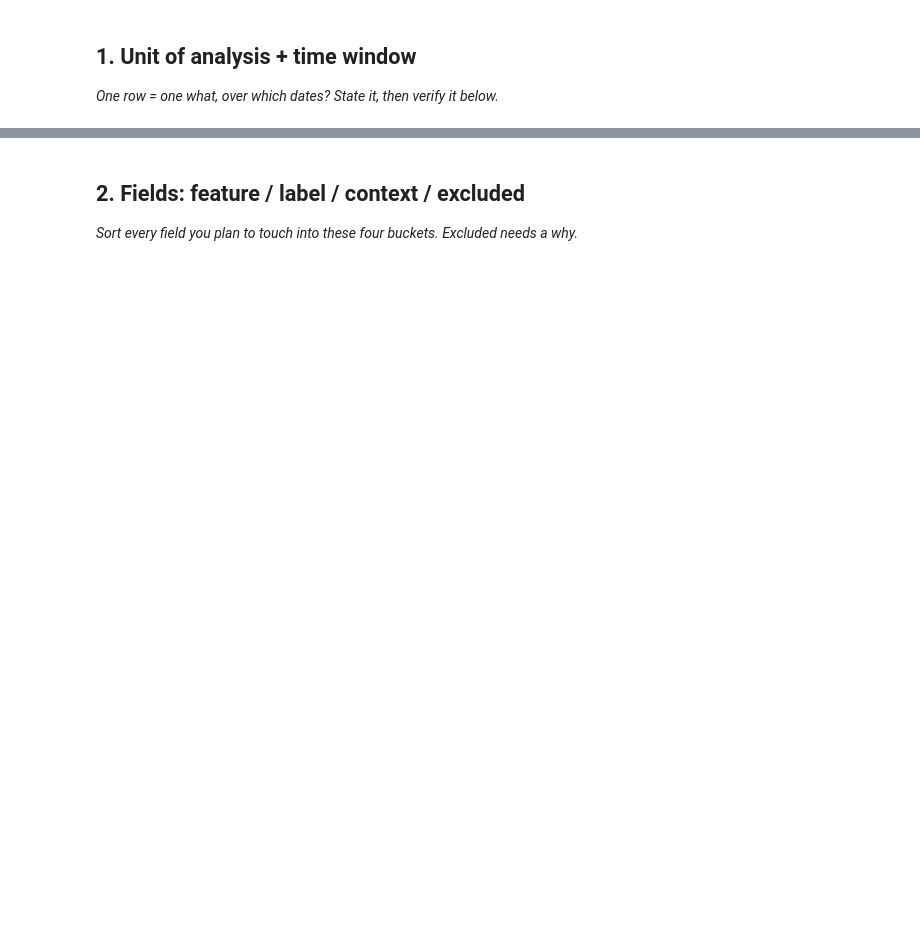
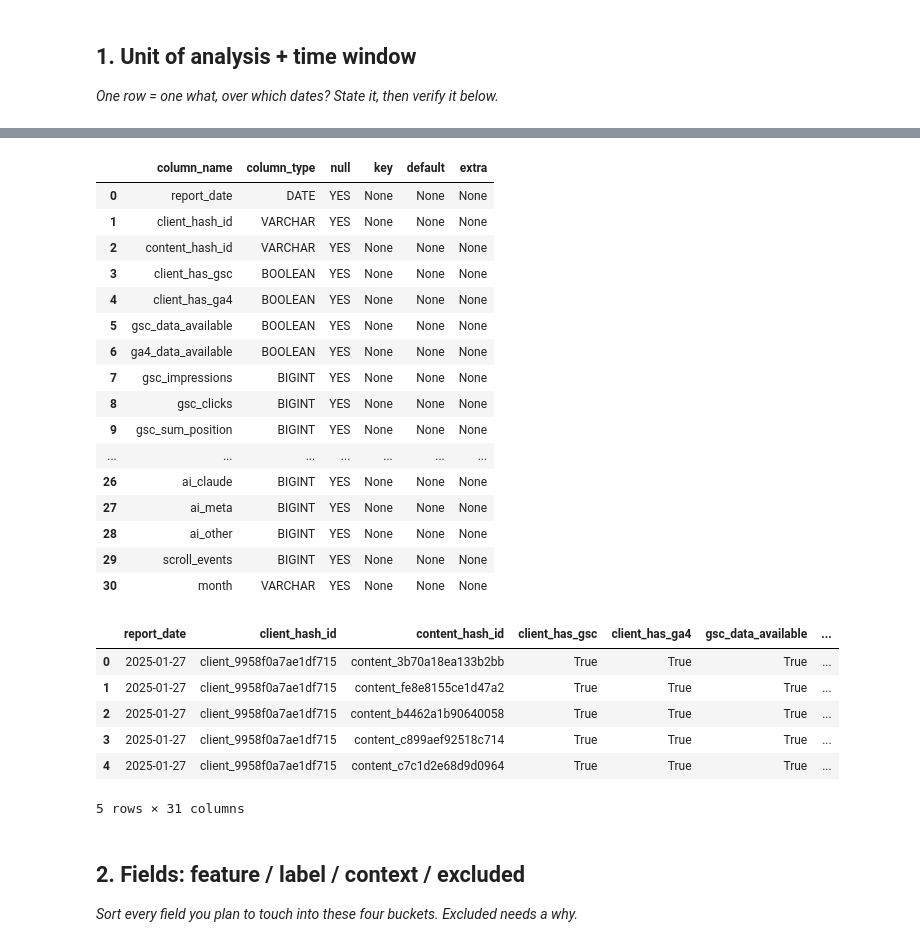
Before and after one commit to suyashverma0/flyrank-ml-workspace2, a Jupyter notebook: work/notebooks/w03_data_contract.ipynb, the cells around one changed output, grey strips where cells are left out. Saved outputs shown, nothing was run; the diff lists cells and outputs as text; code cells hidden in the pictures; blank space fills up the shorter version.

```diff
--- a/work/notebooks/w03_data_contract.ipynb
+++ b/work/notebooks/w03_data_contract.ipynb
@@ -10,3 +10,29 @@ This skeleton is yours to fill. Work the sections **in order** — each one has
 ## 1. Unit of analysis + time window
 
 *One row = one what, over which dates? State it, then verify it below.*
+# %%
+# Step 1: Install DuckDB
+!pip -q install duckdb
+
+# Step 2: Import libraries
+import duckdb
+from google.colab import userdata
+
+# Step 3: Load Hugging Face token securely
+HF_TOKEN = userdata.get("HF_TOKEN")
+
+# Step 4: Connect DuckDB
+con = duckdb.connect()
+
+# Step 5: Create Hugging Face authentication
+safe_token = HF_TOKEN.replace("'", "''")
+
+con.execute(
+    f"CREATE SECRET (TYPE huggingface, TOKEN '{safe_token}')"
+)
+
+# Step 6: Set warehouse location
+warehouse = "hf://datasets/FlyRank/internship-warehouse"
+
+print("DuckDB connected successfully!")
+print("Hugging Face token loaded successfully!")
@@ -13,6 +57,47 @@ This skeleton is yours to fill. Work the sections **in order** — each one has
 # %%
 # This cell is for CODE (numbers, a query, a check).
 # Write your text answer in the cell ABOVE this one — typing sentences here breaks Run All.
+# Inspect warehouse columns
+# Inspect warehouse columns
+table_path = f"{warehouse}/fact_content_daily_performance/**/*.parquet"
+
+schema = con.execute(
+    f"DESCRIBE SELECT * FROM read_parquet('{table_path}')"
+).df()
+
+display(schema)
+
+# Show 5 sample rows
+sample = con.execute(
+    f"SELECT * FROM read_parquet('{table_path}') LIMIT 5"
+).df()
+
+display(sample)
+# %% [output]
+|  | column_name | column_type | null | key | default | extra |
+| 0 | report_date | DATE | YES | None | None | None |
+| 1 | client_hash_id | VARCHAR | YES | None | None | None |
+| 2 | content_hash_id | VARCHAR | YES | None | None | None |
+| 3 | client_has_gsc | BOOLEAN | YES | None | None | None |
+| 4 | client_has_ga4 | BOOLEAN | YES | None | None | None |
+| 5 | gsc_data_available | BOOLEAN | YES | None | None | None |
+| 6 | ga4_data_available | BOOLEAN | YES | None | None | None |
+| 7 | gsc_impressions | BIGINT | YES | None | None | None |
+| 8 | gsc_clicks | BIGINT | YES | None | None | None |
+| 9 | gsc_sum_position | BIGINT | YES | None | None | None |
+| ... | ... | ... | ... | ... | ... | ... |
+| 26 | ai_claude | BIGINT | YES | None | None | None |
+| 27 | ai_meta | BIGINT | YES | None | None | None |
+| 28 | ai_other | BIGINT | YES | None | None | None |
+| 29 | scroll_events | BIGINT | YES | None | None | None |
+| 30 | month | VARCHAR | YES | None | None | None |
+|  | report_date | client_hash_id | content_hash_id | client_has_gsc | client_has_ga4 | gsc_data_available | ... |
+| 0 | 2025-01-27 | client_9958f0a7ae1df715 | content_3b70a18ea133b2bb | True | True | True | ... |
+| 1 | 2025-01-27 | client_9958f0a7ae1df715 | content_fe8e8155ce1d47a2 | True | True | True | ... |
+| 2 | 2025-01-27 | client_9958f0a7ae1df715 | content_b4462a1b90640058 | True | True | True | ... |
+| 3 | 2025-01-27 | client_9958f0a7ae1df715 | content_c899aef92518c714 | True | True | True | ... |
+| 4 | 2025-01-27 | client_9958f0a7ae1df715 | content_c7c1d2e68d9d0964 | True | True | True | ... |
+5 rows × 31 columns
 # %% [markdown]
 ## 2. Fields: feature / label / context / excluded
 
```
Also changed, not shown: parts of 9 cells of this notebook.
